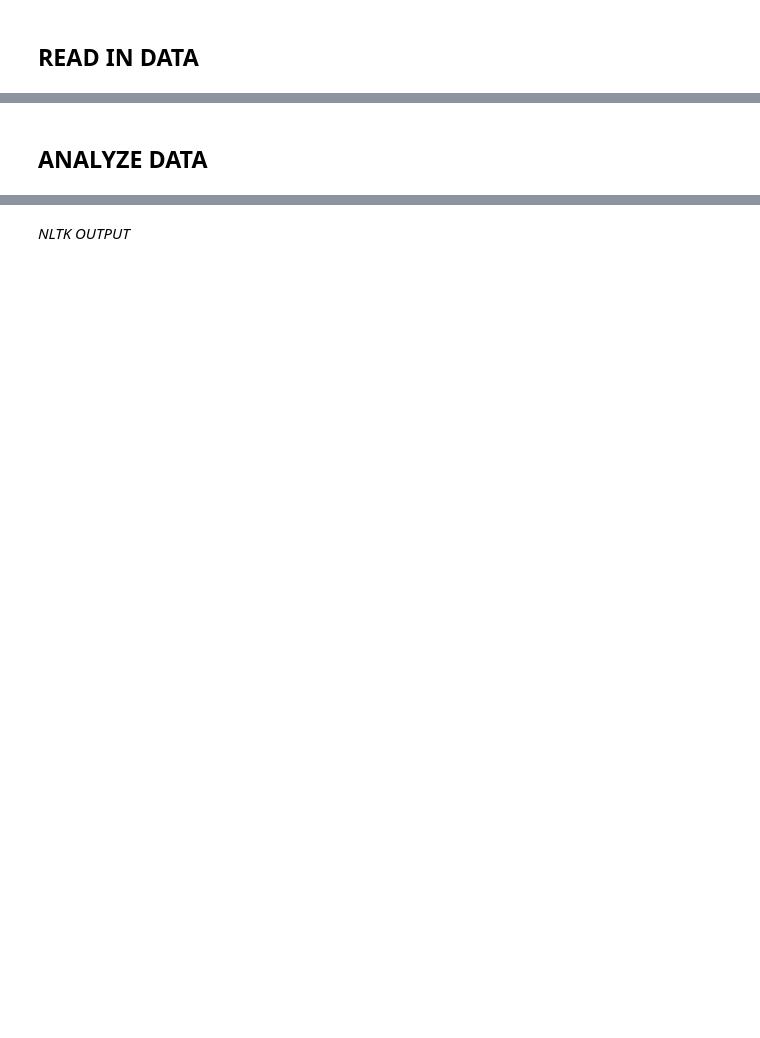
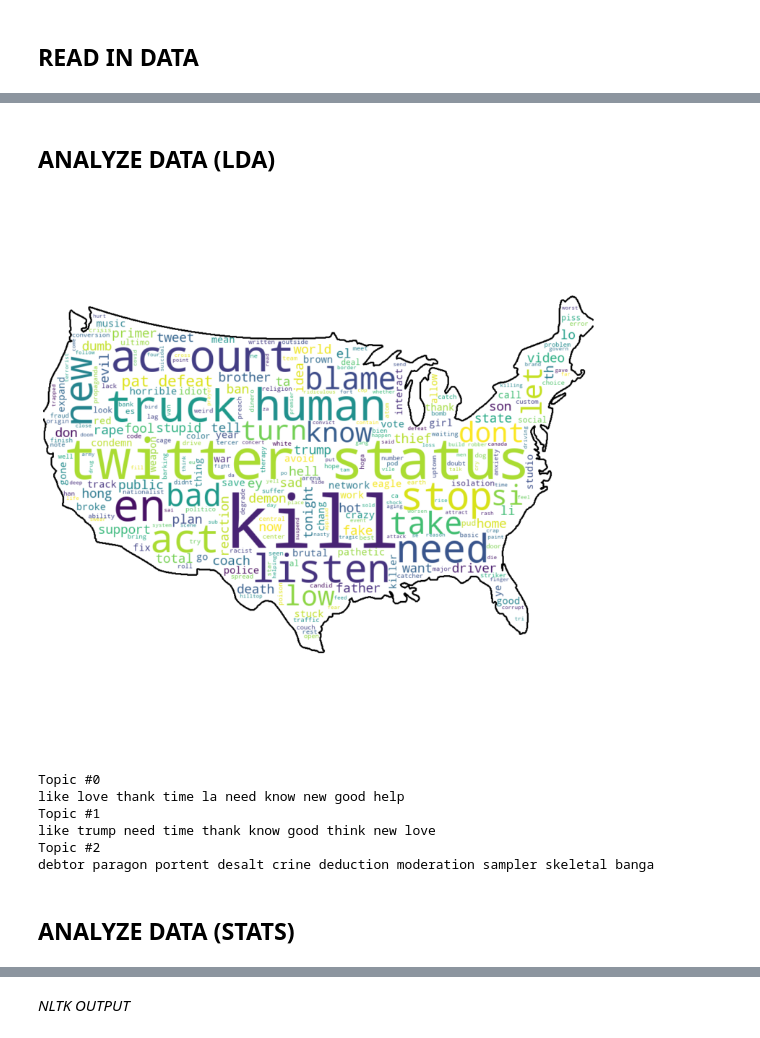
Before and after one commit to sschao/17.835-Final-Project, a Jupyter notebook: outputAnalysis.ipynb, the cells around one changed output, grey strips where cells are left out. Cells and saved outputs as stored; diff of their text form; code cells hidden in the pictures; blank space fills up the shorter version.

```diff
--- a/outputAnalysis.ipynb
+++ b/outputAnalysis.ipynb
@@ -20,3 +32,29 @@ from plotnine import *
 # ignore warnings
 import warnings
 warnings.filterwarnings('ignore')
+# %%
+twitter_handles = {'JoinRockySentiment':'Roque "Rocky" De La Fuente', \
+                   'ewarrenSentiment':'Elizabeth Warren', \
+                   'amyklobucharSentiment':'Amy Klobuchar', \
+                   'MikeBloombergSentiment':'Mike Bloomberg', \
+                   'KamalaHarrisSentiment':'Kamala Harris', \
+                   'TulsiGabbardSentiment':'Tulsi Gabbard', \
+                   'JoeBidenSentiment': 'Joe Biden', \
+                   'AndrewYangSentiment':'Andrew Yang', \
+                   'GovBillWeldSentiment':'Bill Weld', \
+                   'BerdieSandersSentiment':'Bernie Sanders', \
+                   'BirdieSandersSentiment':'Bernie Sanders', \
+                   'WalshFreedomSentiment':'Joe Walsh', \
+                   'realDonaldTrumpSentiment':'Donald Trump', \
+                   'amyklobuchar':'Amy Klobuchar', \
+                   'AndrewYang':'Andrew Yang', \
+                   'GovBillWeld':'Bill Weld', \
+                   'KamalaHarris':'Kamala Harris', \
+                   'WalshFreedom':'Joe Walsh', \
+                   'TulsiGabbard':'Tulsi Gabbard', \
+                   'realDonaldTrump':'Donald Trump', \
+                   'JoeBiden':'Joe Biden', \
+                   'MikeBloomberg':'Mike Bloomberg', \
+                   'ewarren':'Elizabeth Warren', \
+                   'JoinRocky':'Roque "Rocky" De La Fuente', \
+                   'BirdieSanders':'Bernie Sanders'}
@@ -33,2 +180,53 @@ for d in dirs:
 # %% [markdown]
-## ANALYZE DATA
+## ANALYZE DATA (LDA)
+# %%
+# wordcloud
+mask = np.array(Image.open('mask.png'))
+
+wc = WordCloud(background_color="white", max_words=5000, \
+               mask=mask, \
+               contour_width=3, \
+               contour_color='black').generate(neg_tweets['Donald Trump'])
+wc.to_file('Images/Figures/trump_wordcloud_neg.png')
+# wc.to_image()
+
+plt.figure(figsize=[14, 14])
+plt.imshow(wc, interpolation='bilinear')
+plt.axis("off")
+plt.show()
+# %% [output]
+[figure, added]
+# %%
+# choose subset of data
+chosen_candidates = list(tweets.keys())
+chosen_candidates.remove('Donald Trump')
+chosen_candidates.remove('Mike Bloomberg')
+chosen_tweets = {i:tweets[i] for i in chosen_candidates}
+
+# vectorize words
+vectorizer = CountVectorizer(stop_words='english')
+X = vectorizer.fit_transform(list(chosen_tweets.values()))
+
+topics = 3
+nstart = 10
+
+# run LDA model
+lda = LDA(n_components=topics, max_iter=nstart, random_state=1)
+# , doc_topic_prior=0.2, topic_word_prior=0.5)
+output = lda.fit_transform(X)
+
+# print top words for each topic
+num_words = 10
+words = vectorizer.get_feature_names()
+for i, topic in enumerate(lda.components_):
+    print('Topic #{}'.format(i))
+    print(' '.join([words[i] for i in lda.components_[i].argsort()[::-1][0:num_words]]))
+# %% [output]
+Topic #0
+like love thank time la need know new good help
+Topic #1
+like trump need time thank know good think new love
+Topic #2
+debtor paragon portent desalt crine deduction moderation sampler skeletal banga
+# %% [markdown]
+## ANALYZE DATA (STATS)
```
Also changed, not shown: parts of 19 cells of this notebook, 56 other files.
